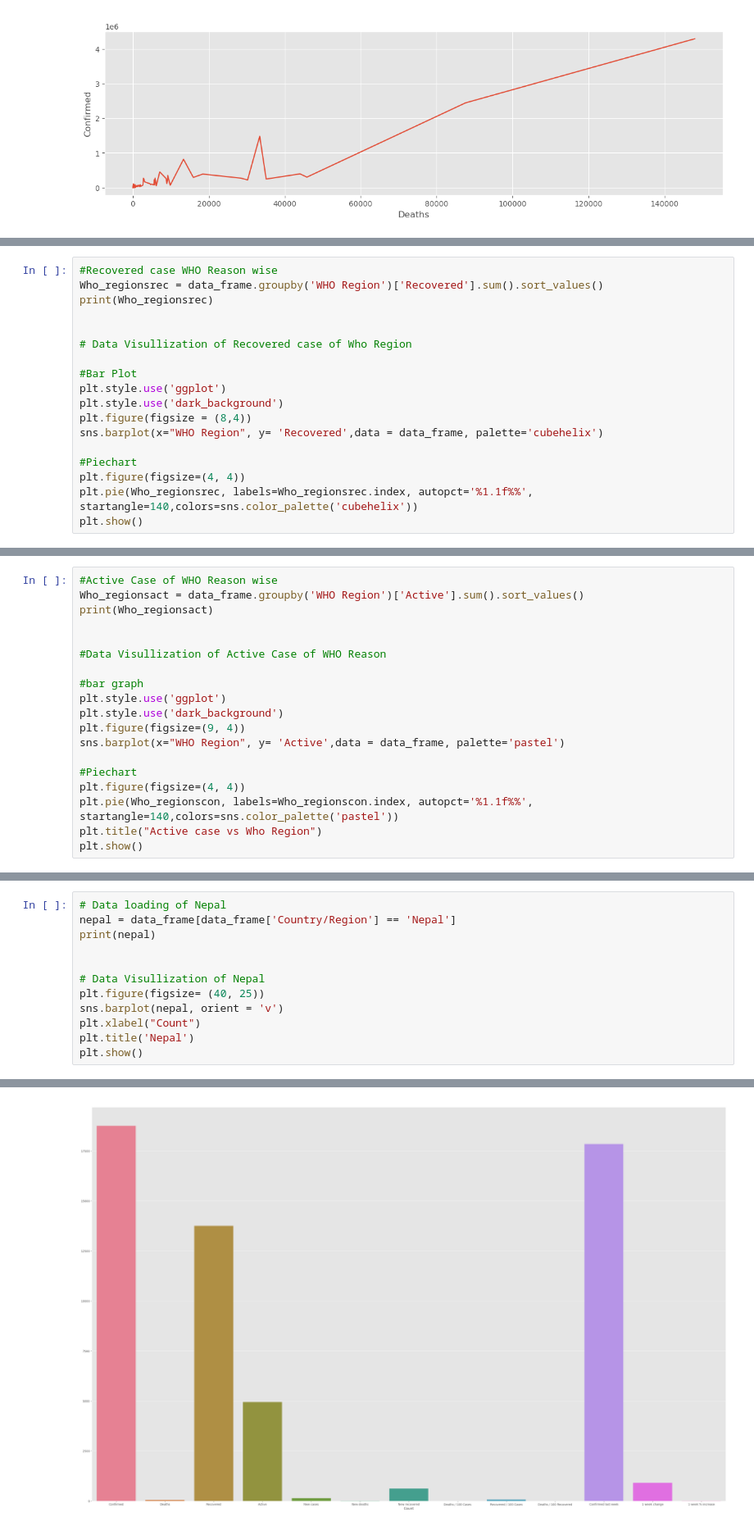
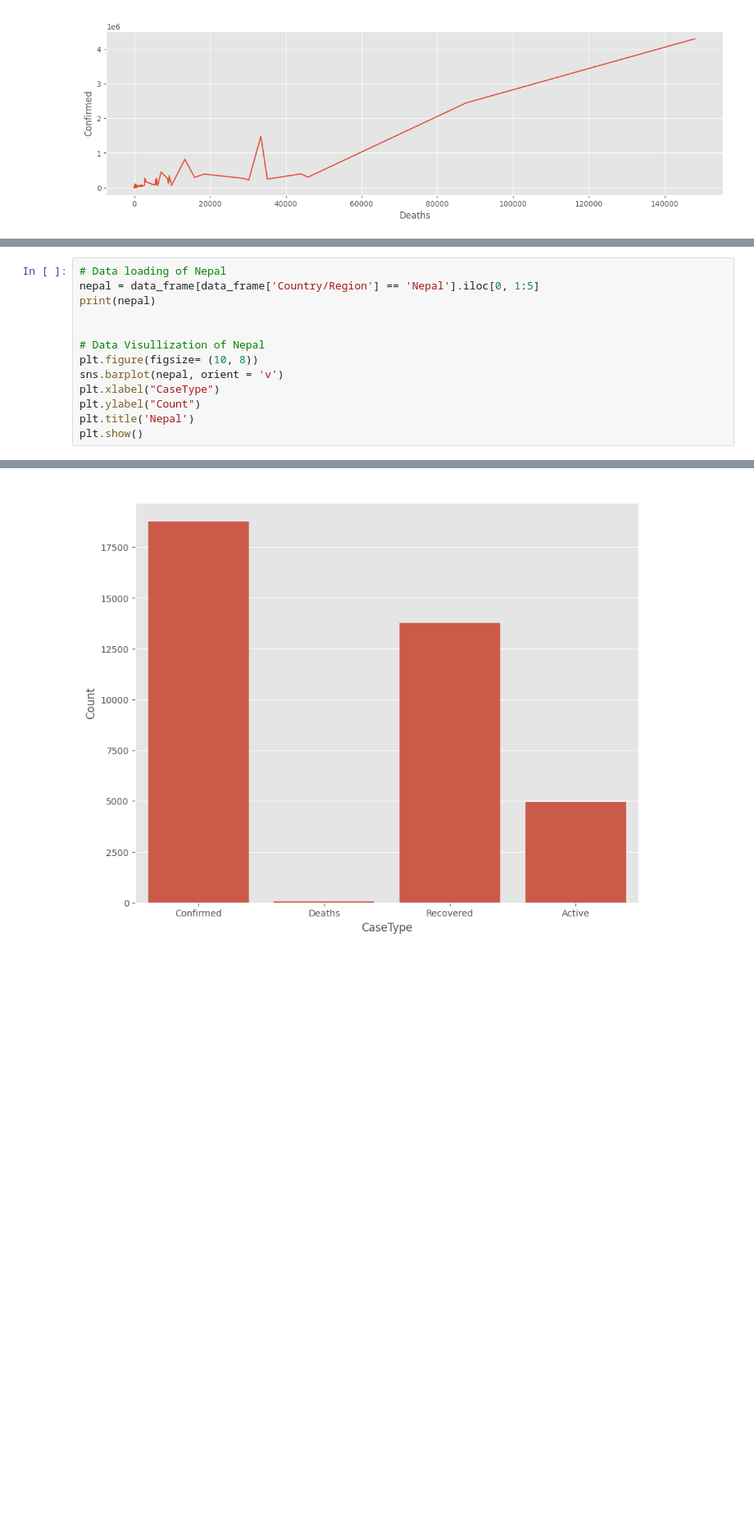
Before and after one commit to Gyawalisahaj/Covid19-Dataanalysis, a Jupyter notebook: Covid19.ipynb, the cells around one changed output, grey strips where cells are left out. Shown: that part at 82% size. Cells and saved outputs as stored; diff of their text form; blank space fills up the shorter version.

```diff
--- a/Covid19.ipynb
+++ b/Covid19.ipynb
@@ -454,18 +376,0 @@ Name: Deaths, dtype: int64
-# %%
-#Recovered case WHO Reason wise
-Who_regionsrec = data_frame.groupby('WHO Region')['Recovered'].sum().sort_values()
-print(Who_regionsrec)
-
-
-# Data Visullization of Recovered case of Who Region
-
-#Bar Plot
-plt.style.use('ggplot')
-plt.style.use('dark_background')
-plt.figure(figsize = (8,4))
-sns.barplot(x="WHO Region", y= 'Recovered',data = data_frame, palette='cubehelix')
-
-#Piechart
-plt.figure(figsize=(4, 4))
-plt.pie(Who_regionsrec, labels=Who_regionsrec.index, autopct='%1.1f%%', startangle=140,colors=sns.color_palette('cubehelix'))
-plt.show()
@@ -483,19 +376,0 @@ Name: Recovered, dtype: int64
-# %%
-#Active Case of WHO Reason wise
-Who_regionsact = data_frame.groupby('WHO Region')['Active'].sum().sort_values()
-print(Who_regionsact)
-
-
-#Data Visullization of Active Case of WHO Reason
-
-#bar graph
-plt.style.use('ggplot')
-plt.style.use('dark_background')
-plt.figure(figsize=(9, 4))
-sns.barplot(x="WHO Region", y= 'Active',data = data_frame, palette='pastel')
-
-#Piechart
-plt.figure(figsize=(4, 4))
-plt.pie(Who_regionscon, labels=Who_regionscon.index, autopct='%1.1f%%', startangle=140,colors=sns.color_palette('pastel'))
-plt.title("Active case vs Who Region")
-plt.show()
@@ -521,13 +411,14 @@ plt.show()
 # %%
 # Data loading of Nepal
-nepal = data_frame[data_frame['Country/Region'] == 'Nepal']
+nepal = data_frame[data_frame['Country/Region'] == 'Nepal'].iloc[0, 1:5]
 print(nepal)
 
 
 # Data Visullization of Nepal
-plt.figure(figsize= (40, 25))
+plt.figure(figsize= (10, 8))
 sns.barplot(nepal, orient = 'v')
-plt.xlabel("Count")
+plt.xlabel("CaseType")
+plt.ylabel("Count")
 plt.title('Nepal')
 plt.show()
 # %% [output]
@@ -545 +430 @@ plt.show()
-[figure, old version]
+[figure, new version]
```
Also changed, not shown: parts of 13 cells of this notebook.
